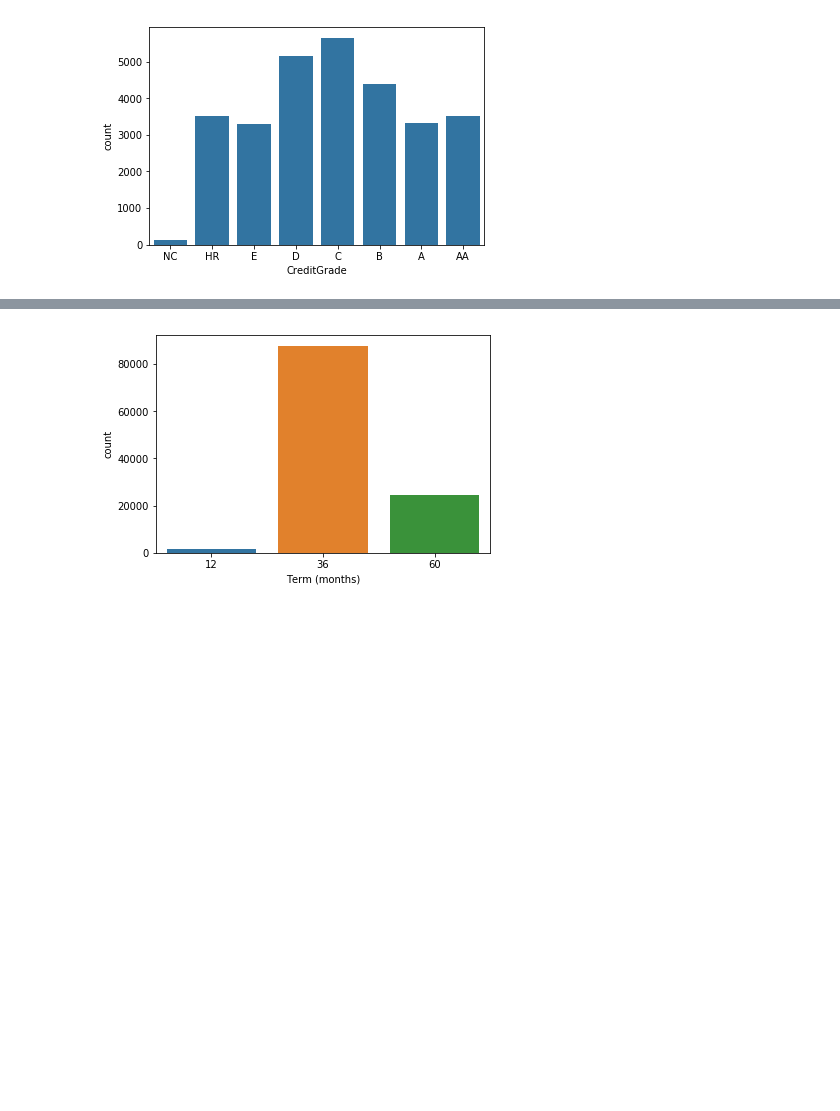
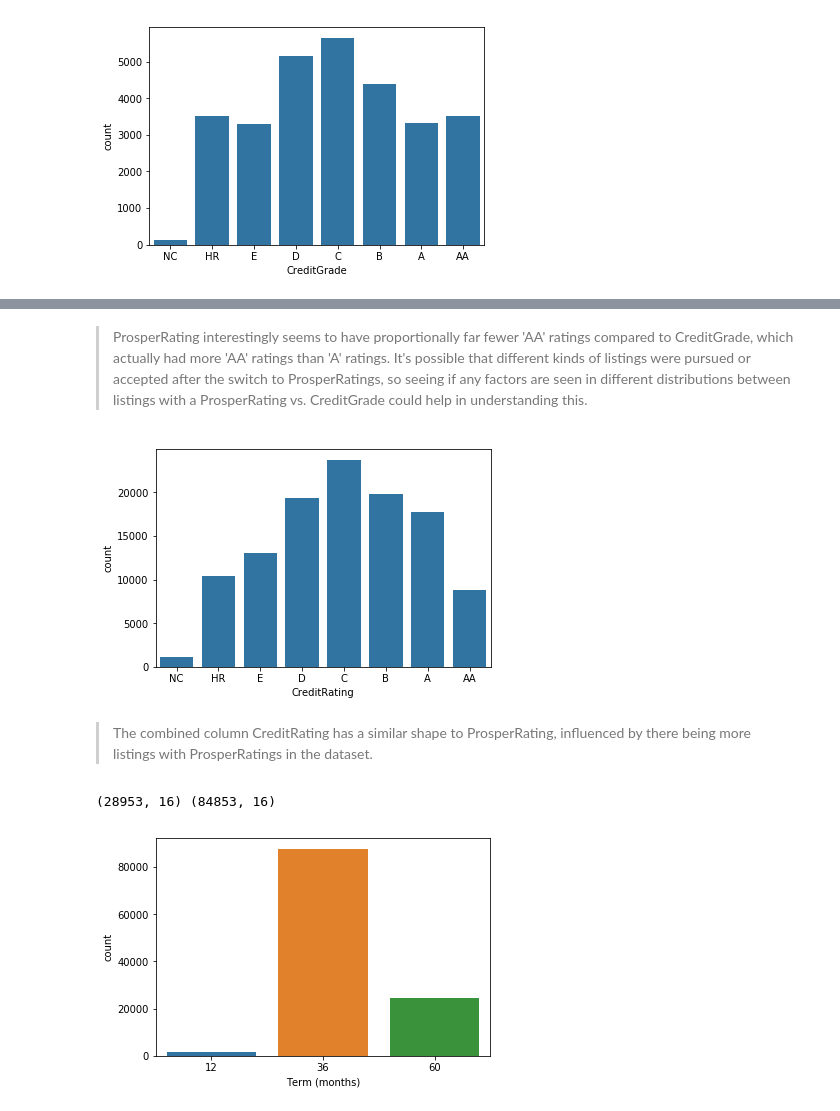
Before and after one commit to deepaksithu/Communicate_Data_Findings_Project, a Jupyter notebook: prosper_loan_data_analysis.ipynb, the cells around one changed output, grey strips where cells are left out. Saved outputs shown, nothing was run; the diff lists cells and outputs as text; code cells hidden in the pictures; blank space fills up the shorter version.

Commit message:
feat: add pre post-2009 to univariate

```diff
--- a/prosper_loan_data_analysis.ipynb
+++ b/prosper_loan_data_analysis.ipynb
@@ -350,3 +281,21 @@ sns.countplot(data = prosper, x = 'CreditGrade', color = base);
+# %% [markdown]
+> ProsperRating interestingly seems to have proportionally far fewer 'AA' ratings compared to CreditGrade, which actually had more 'AA' ratings than 'A' ratings. It's possible that different kinds of listings were pursued or accepted after the switch to ProsperRatings, so seeing if any factors are seen in different distributions between listings with a ProsperRating vs. CreditGrade could help in understanding this.
+# %%
+# bar chart of CreditRating, showing very similar results as ProsperRating
+sns.countplot(data = prosper, x = 'CreditRating', color = base);
+# %% [output]
+[figure, added]
+# %% [markdown]
+> The combined column CreditRating has a similar shape to ProsperRating, influenced by there being more listings with ProsperRatings in the dataset.
+# %%
+# create dataframes separated by whether they have CreditGrade or ProsperRating and confirm expected sizes
+credit_grade_keys = prosper.ListingKey[prosper['CreditGrade'].notnull()].tolist();
+prosper_rating_keys = prosper.ListingKey[prosper['ProsperRating'].notnull()].tolist();
+prosper_pre09 = prosper[prosper['ListingKey'].isin(credit_grade_keys)]
+prosper_post09 = prosper[prosper['ListingKey'].isin(prosper_rating_keys)]
+print(prosper_pre09.shape, prosper_post09.shape)
+# %% [output]
+(28953, 16) (84853, 16)
 # %%
 # bar chart for count of listings by Term
 sns.countplot(data = prosper, x = 'Term');
```
Also changed, not shown: parts of 59 cells of this notebook.
